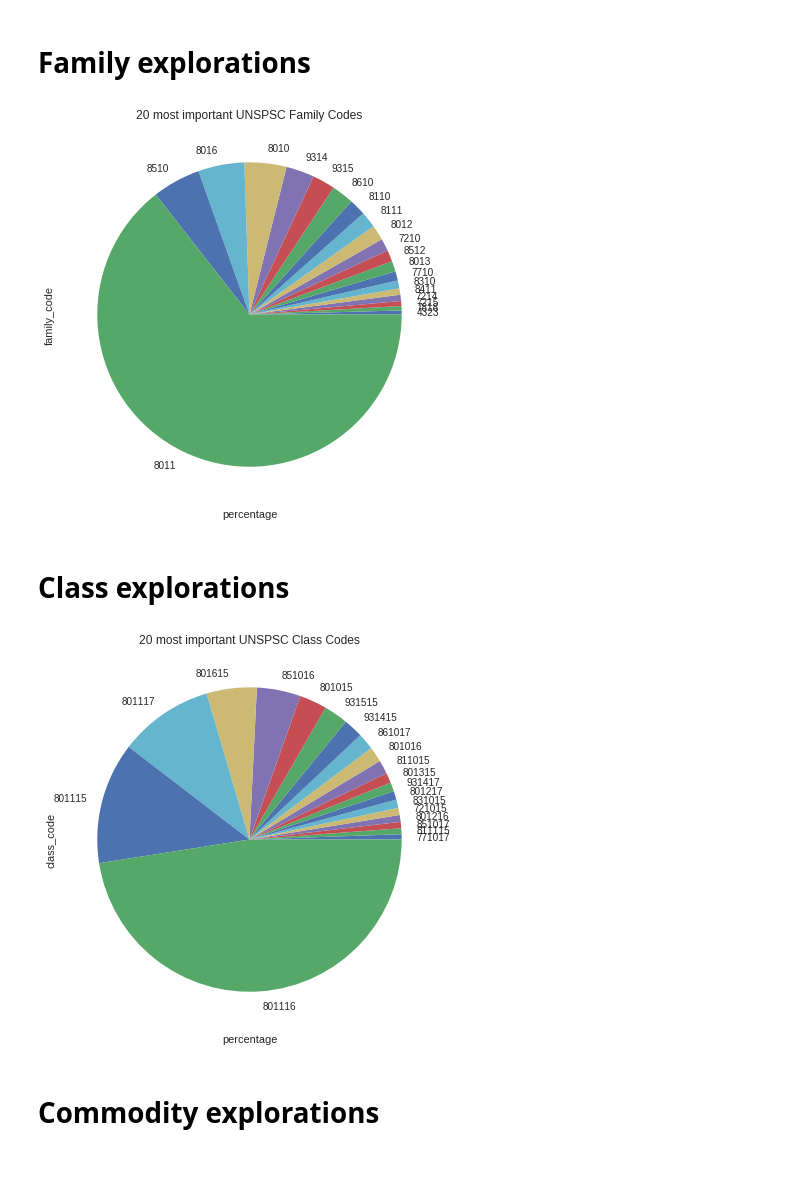
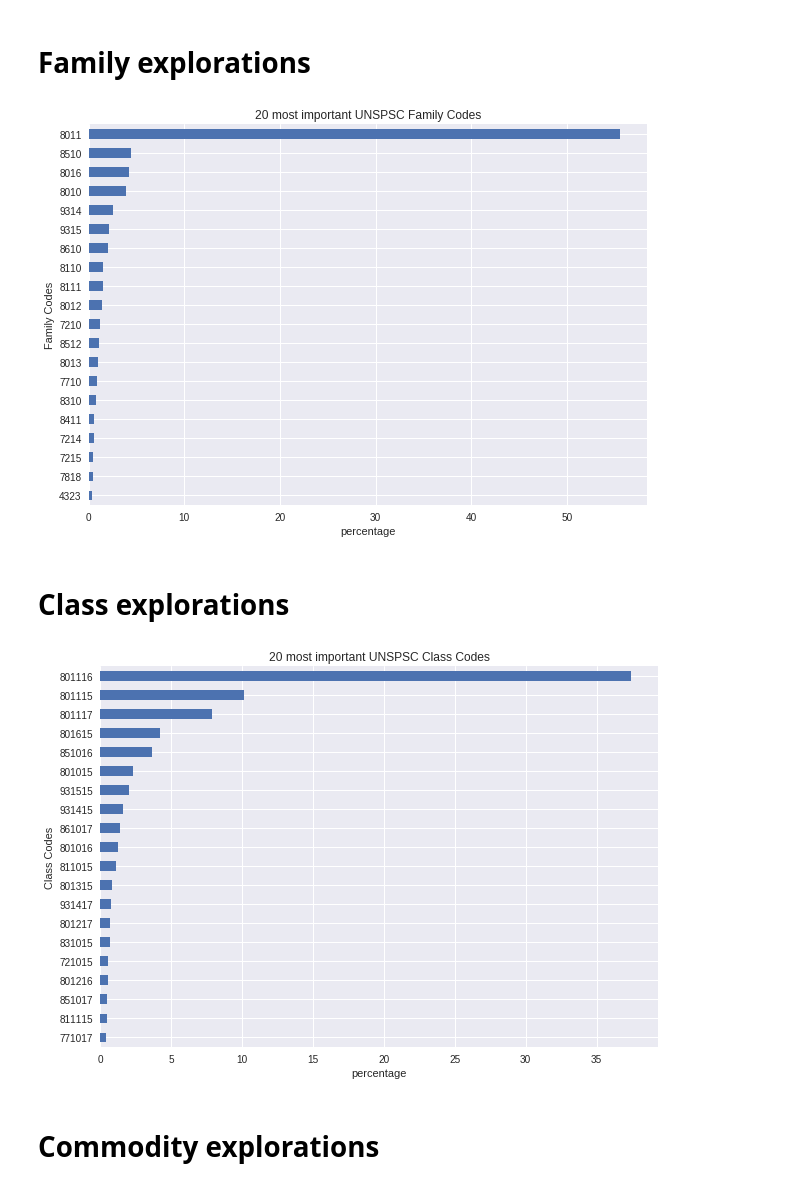
Before and after one commit to Dalperdomoe/compra_eficiente_unspsc_codes_nlp, a Jupyter notebook: notebooks/2.0-dape-data_exploration.ipynb, the cells around one changed output. Drawn from its saved outputs; the diff is of its cells as text; code cells hidden in the pictures.

```diff
--- a/notebooks/2.0-dape-data_exploration.ipynb
+++ b/notebooks/2.0-dape-data_exploration.ipynb
@@ -189,11 +189,11 @@ This plot shows us that we have a unbalanced dataset, where the majority of the
 # %%
 plt.figure(figsize=(10,7))
 plt.title('20 most important UNSPSC Family Codes')
 plt.ylabel('Family Codes')
 plt.xlabel('percentage')
-(100*df_sample.family_code.value_counts(normalize=True)).iloc[:20].sort_values().plot(kind = 'pie');
+(100*df_sample.family_code.value_counts(normalize=True)).iloc[:20].sort_values().plot(kind = 'barh');
 # %% [output]
-[figure, old version]
+[figure, new version]
 # %% [markdown]
 # Class explorations
 # %%
@@ -201,9 +201,9 @@ plt.figure(figsize=(10,7))
 plt.title('20 most important UNSPSC Class Codes')
 plt.ylabel('Class Codes')
 plt.xlabel('percentage')
-(100*df_sample.class_code.value_counts(normalize=True)).iloc[:20].sort_values().plot(kind = 'pie');
+(100*df_sample.class_code.value_counts(normalize=True)).iloc[:20].sort_values().plot(kind = 'barh');
 # %% [output]
-[figure, old version]
+[figure, new version]
 # %% [markdown]
 # Commodity explorations
 # %%
```
Also changed, not shown: parts of 2 cells of this notebook.
